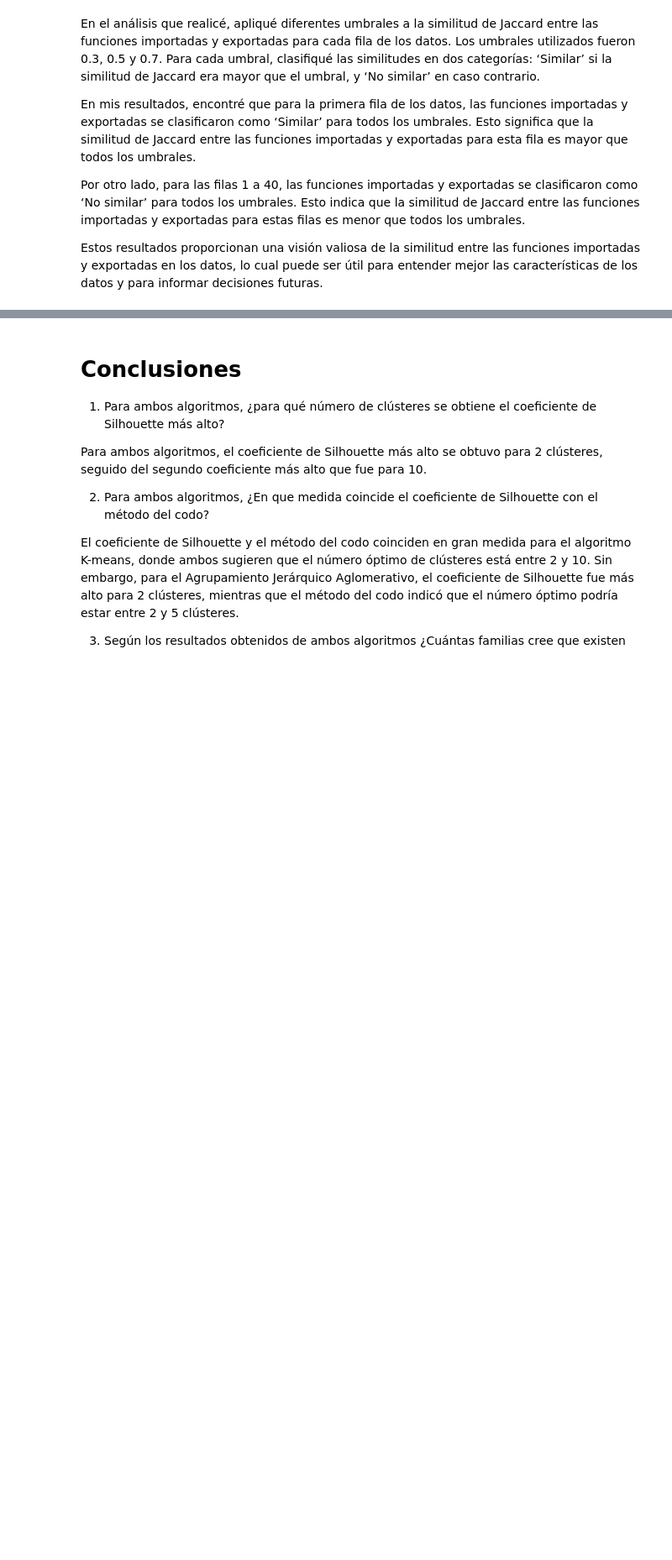
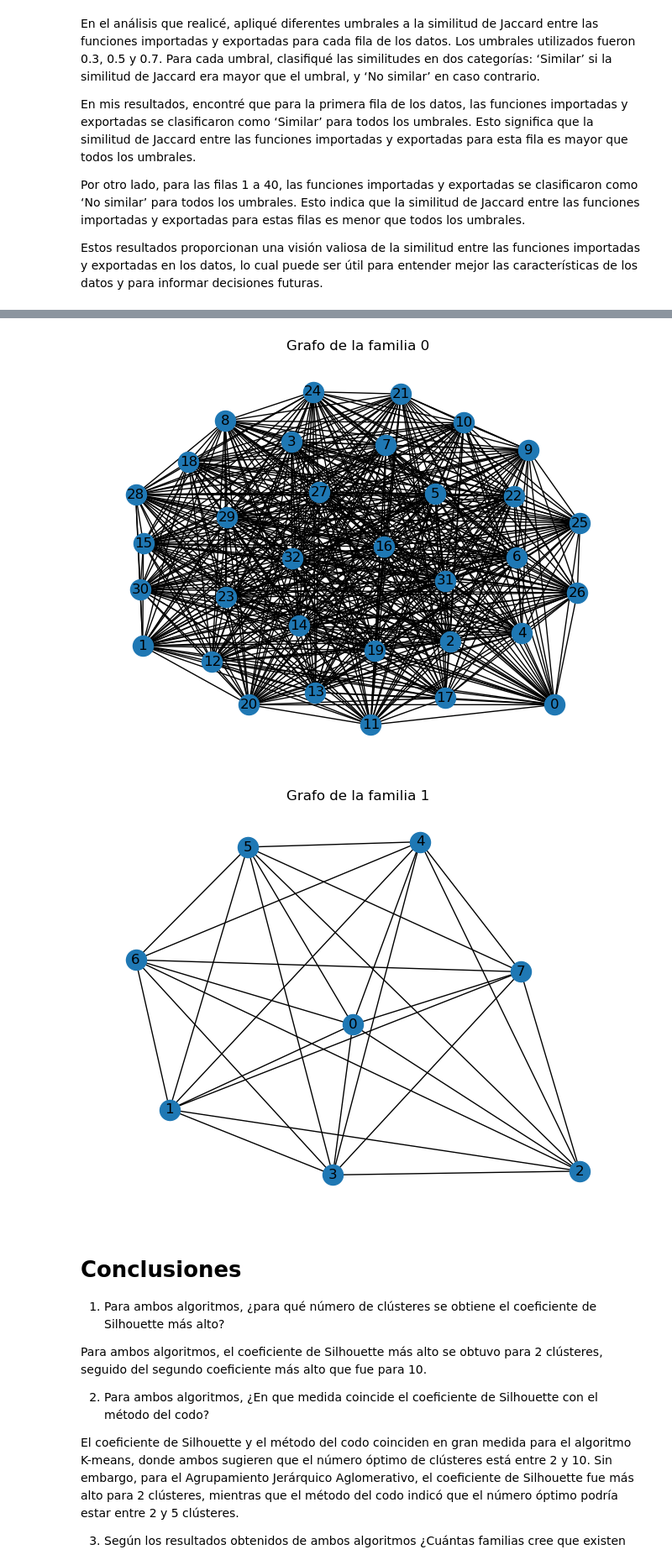
Before and after one commit to SantiagoTaracena/sds-lab-04, a Jupyter notebook: src/main.ipynb, the cells around one changed output, grey strips where cells are left out. Shown at 84% size. Cells and saved outputs as stored; diff of their text form; code cells hidden in the pictures; blank space fills up the shorter version.

```diff
--- a/src/main.ipynb
+++ b/src/main.ipynb
@@ -878,3 +945,37 @@ Estos resultados proporcionan una visión valiosa de la similitud entre las func
+# %%
+import networkx as nx
+import matplotlib.pyplot as plt
+
+# Asume que 'family' es el nombre de la columna que indica la familia de cada muestra
+families = data['Agglomerative_Cluster_Labels'].unique()
+
+for family in families:
+    # Filtra el DataFrame para incluir solo las muestras de la familia actual
+    data_family = data[data['Agglomerative_Cluster_Labels'] == family]
+
+    # Reindexa el DataFrame para que los índices sean consecutivos comenzando desde 0
+    data_family = data_family.reset_index(drop=True)
+
+    # Inicializa una matriz de similitud para cada característica
+    similarity_num_sections = np.zeros((len(data_family), len(data_family)))
+
+    # Calcula la similitud de Jaccard para cada par de filas
+    for i, row1 in data_family.iterrows():
+        for j, row2 in data_family.iterrows():
+            if i != j:  # No compare la fila consigo misma
+                similarity_num_sections[i, j] = jaccard_similarity_char(str(row1['num_sections']), str(row2['num_sections']))
+
+    # Crea un grafo a partir de la matriz de similitud
+    G = nx.from_numpy_matrix(similarity_num_sections)
+
+    # Dibuja el grafo
+    plt.figure()
+    nx.draw(G, with_labels=True)
+    plt.title(f'Grafo de la familia {family}')
+    plt.show()
+# %% [output]
+[figure, added]
+[figure, added]
 # %% [markdown]
 # Conclusiones
 1. Para ambos algoritmos, ¿para qué número de clústeres se obtiene el coeficiente de Silhouette más alto?
```
Also changed, not shown: parts of 17 cells of this notebook, 2 other files.
